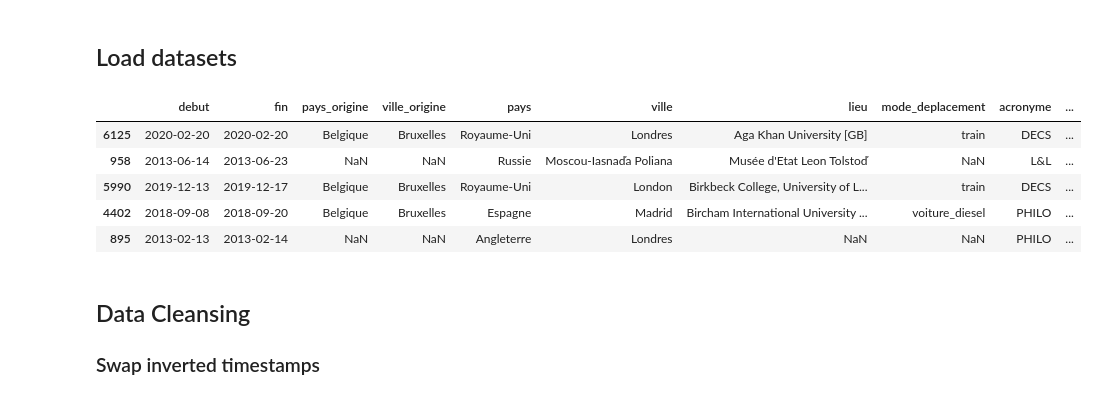
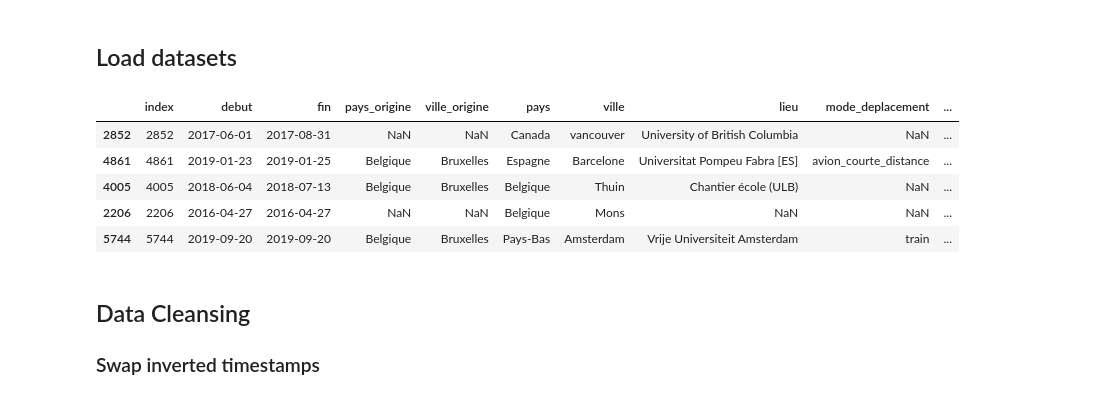
Before and after one commit to jlandercy/cookbook, a Jupyter notebook: python/api/SEM/Mission.ipynb, the cells around one changed output. Saved outputs shown, nothing was run; the diff lists cells and outputs as text; code cells hidden in the pictures.

```diff
--- a/python/api/SEM/Mission.ipynb
+++ b/python/api/SEM/Mission.ipynb
@@ -13,14 +14,15 @@ pd.set_option('display.max_rows', 300)
 country = gpd.read_file(pathlib.Path("country.geojson").open().read())
 # %%
 df = pd.read_csv("missions.csv", sep=';', header=0, encoding='cp1250', parse_dates=['debut', 'fin'])
+df = df.reset_index()
 df.sample(5)
 # %% [output]
-|  | debut | fin | pays_origine | ville_origine | pays | ville | lieu | mode_deplacement | acronyme | ... |
-| 6125 | 2020-02-20 | 2020-02-20 | Belgique | Bruxelles | Royaume-Uni | Londres | Aga Khan University [GB] | train | DECS | ... |
-| 958 | 2013-06-14 | 2013-06-23 | NaN | NaN | Russie | Moscou-Iasnaďa Poliana | Musée d'Etat Leon Tolstoď | NaN | L&L | ... |
-| 5990 | 2019-12-13 | 2019-12-17 | Belgique | Bruxelles | Royaume-Uni | London | Birkbeck College, University of L... | train | DECS | ... |
-| 4402 | 2018-09-08 | 2018-09-20 | Belgique | Bruxelles | Espagne | Madrid | Bircham International University ... | voiture_diesel | PHILO | ... |
-| 895 | 2013-02-13 | 2013-02-14 | NaN | NaN | Angleterre | Londres | NaN | NaN | PHILO | ... |
+|  | index | debut | fin | pays_origine | ville_origine | pays | ville | lieu | mode_deplacement | ... |
+| 2852 | 2852 | 2017-06-01 | 2017-08-31 | NaN | NaN | Canada | vancouver | University of British Columbia | NaN | ... |
+| 4861 | 4861 | 2019-01-23 | 2019-01-25 | Belgique | Bruxelles | Espagne | Barcelone | Universitat Pompeu Fabra [ES] | avion_courte_distance | ... |
+| 4005 | 4005 | 2018-06-04 | 2018-07-13 | Belgique | Bruxelles | Belgique | Thuin | Chantier école (ULB) | NaN | ... |
+| 2206 | 2206 | 2016-04-27 | 2016-04-27 | NaN | NaN | Belgique | Mons | NaN | NaN | ... |
+| 5744 | 5744 | 2019-09-20 | 2019-09-20 | Belgique | Bruxelles | Pays-Bas | Amsterdam | Vrije Universiteit Amsterdam | train | ... |
 # %% [markdown]
 ## Data Cleansing
 
```
Also changed, not shown: parts of 19 cells of this notebook, 1 other file.
